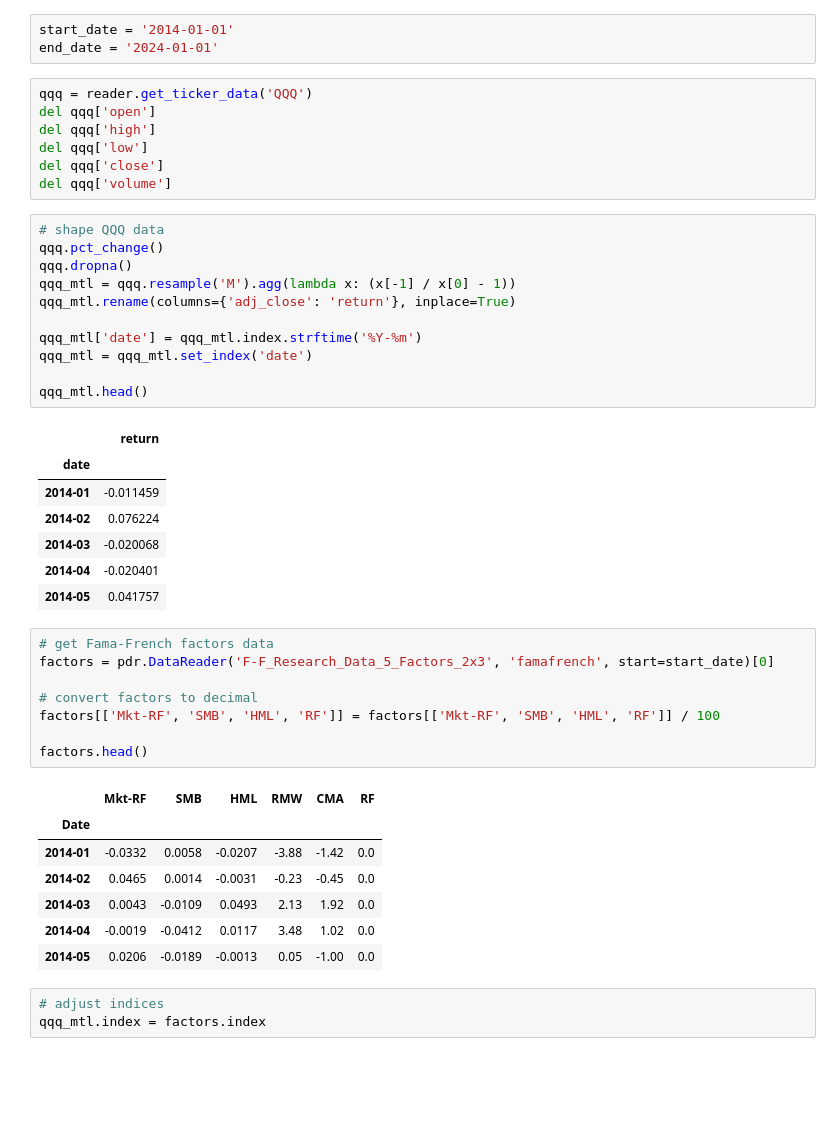
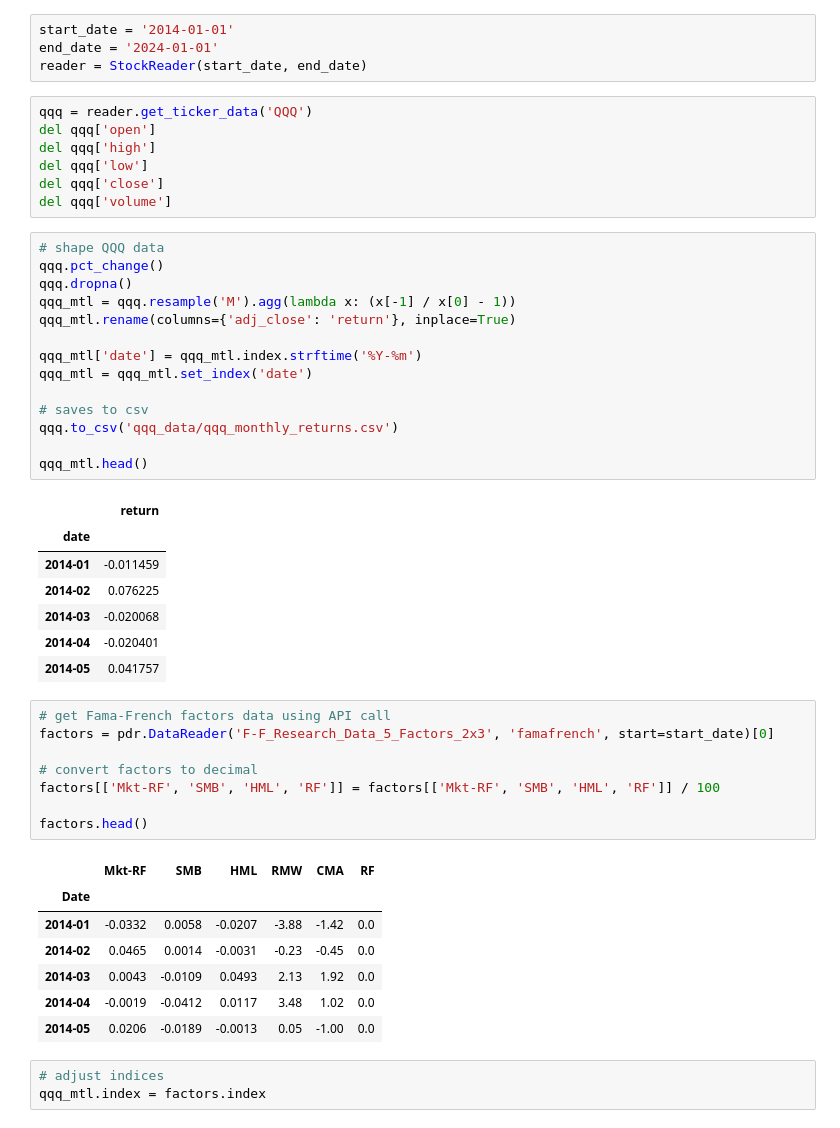
Before and after one commit to joshhzheng/Portfolio-Analysis, a Jupyter notebook: QQQ.ipynb, the cells around one changed output. Drawn from its saved outputs; the diff is of its cells as text; blank space fills up the shorter version.

```diff
--- a/QQQ.ipynb
+++ b/QQQ.ipynb
@@ -6,6 +7,7 @@ import statsmodels.api as sm
 # %%
 start_date = '2014-01-01'
 end_date = '2024-01-01'
+reader = StockReader(start_date, end_date)
 # %%
 qqq = reader.get_ticker_data('QQQ')
 del qqq['open']
@@ -16,24 +18,27 @@ del qqq['volume']
 # %%
 # shape QQQ data
 qqq.pct_change()
 qqq.dropna()
 qqq_mtl = qqq.resample('M').agg(lambda x: (x[-1] / x[0] - 1))
 qqq_mtl.rename(columns={'adj_close': 'return'}, inplace=True)
 
 qqq_mtl['date'] = qqq_mtl.index.strftime('%Y-%m')
 qqq_mtl = qqq_mtl.set_index('date')
 
+# saves to csv
+qqq.to_csv('qqq_data/qqq_monthly_returns.csv')
+
 qqq_mtl.head()
 # %% [output]
 |  | return |
 | date |  |
 | 2014-01 | -0.011459 |
-| 2014-02 | 0.076224 |
+| 2014-02 | 0.076225 |
 | 2014-03 | -0.020068 |
 | 2014-04 | -0.020401 |
 | 2014-05 | 0.041757 |
 # %%
-# get Fama-French factors data
+# get Fama-French factors data using API call
 factors = pdr.DataReader('F-F_Research_Data_5_Factors_2x3', 'famafrench', start=start_date)[0]
 
 # convert factors to decimal
```
Also changed, not shown: parts of 6 cells of this notebook, 9 other files.
